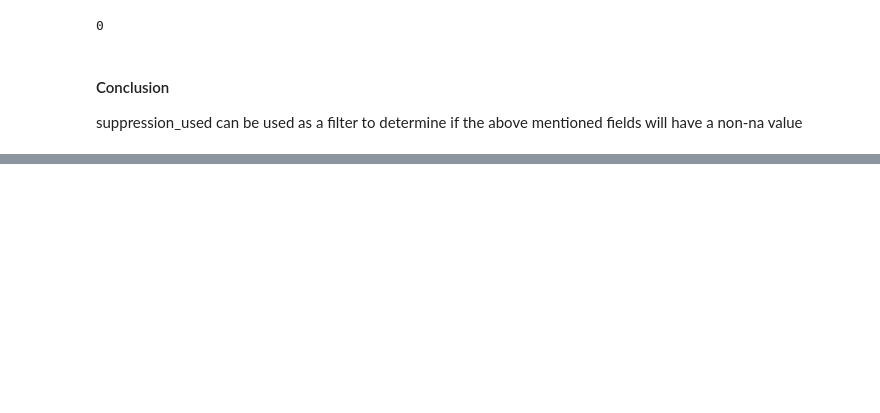
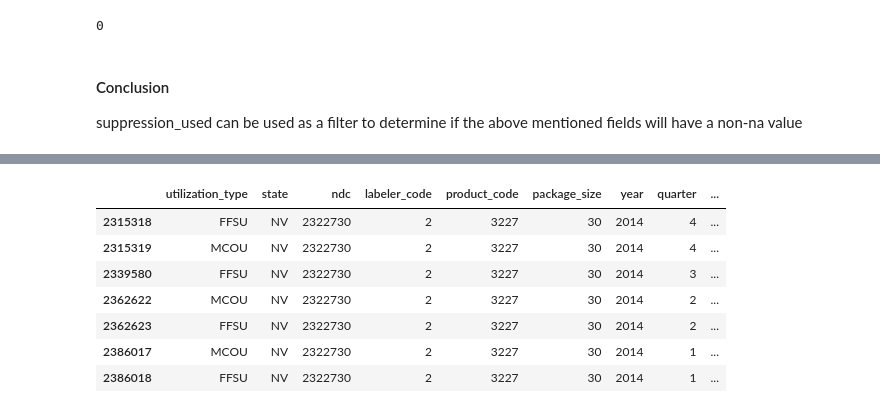
Before and after one commit to jonkerr/SIADS593, a Jupyter notebook: EDA_Drug_Utilization.ipynb, the cells around one changed output, grey strips where cells are left out. Cells and saved outputs as stored; diff of their text form; code cells hidden in the pictures; blank space fills up the shorter version.

```diff
--- a/EDA_Drug_Utilization.ipynb
+++ b/EDA_Drug_Utilization.ipynb
@@ -270,3 +144,5 @@ df[(~df['suppression_used']) &
 # %% [markdown]
 #### Conclusion
 suppression_used can be used as a filter to determine if the above mentioned fields will have a non-na value
+# %%
+df = df[~df['suppression_used']].drop(columns=['suppression_used'])
@@ -272,0 +153,2 @@ suppression_used can be used as a filter to determine if the above mentioned fie
+# %%
+df['ndc'] = pd.to_numeric(df.ndc, downcast='integer')
@@ -272,0 +165,12 @@ suppression_used can be used as a filter to determine if the above mentioned fie
+# %%
+# and the same drug for a different state?
+df[(df.ndc==2322730)&(df.state=='NV')]
+# %% [output]
+|  | utilization_type | state | ndc | labeler_code | product_code | package_size | year | quarter | ... |
+| 2315318 | FFSU | NV | 2322730 | 2 | 3227 | 30 | 2014 | 4 | ... |
+| 2315319 | MCOU | NV | 2322730 | 2 | 3227 | 30 | 2014 | 4 | ... |
+| 2339580 | FFSU | NV | 2322730 | 2 | 3227 | 30 | 2014 | 3 | ... |
+| 2362622 | MCOU | NV | 2322730 | 2 | 3227 | 30 | 2014 | 2 | ... |
+| 2362623 | FFSU | NV | 2322730 | 2 | 3227 | 30 | 2014 | 2 | ... |
+| 2386017 | MCOU | NV | 2322730 | 2 | 3227 | 30 | 2014 | 1 | ... |
+| 2386018 | FFSU | NV | 2322730 | 2 | 3227 | 30 | 2014 | 1 | ... |
```
Also changed, not shown: parts of 40 cells of this notebook.
